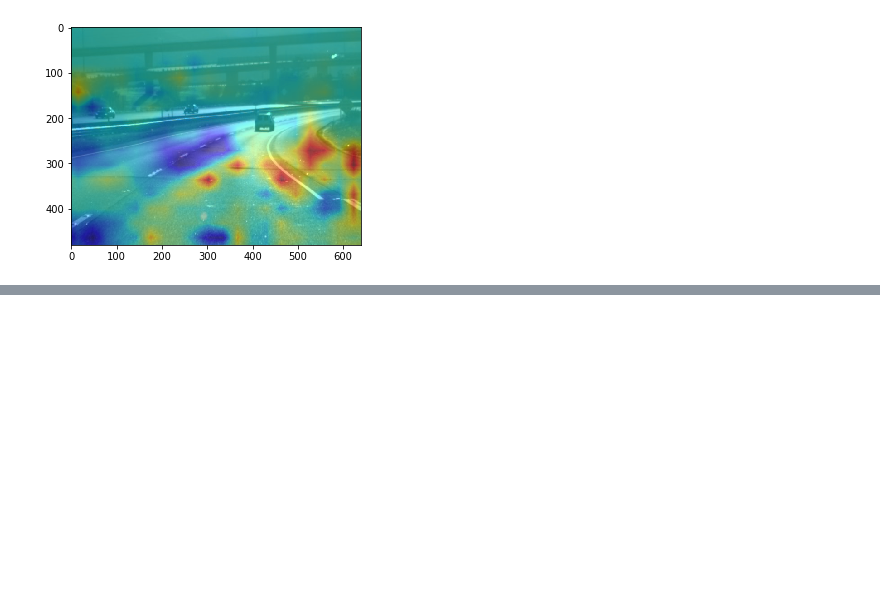
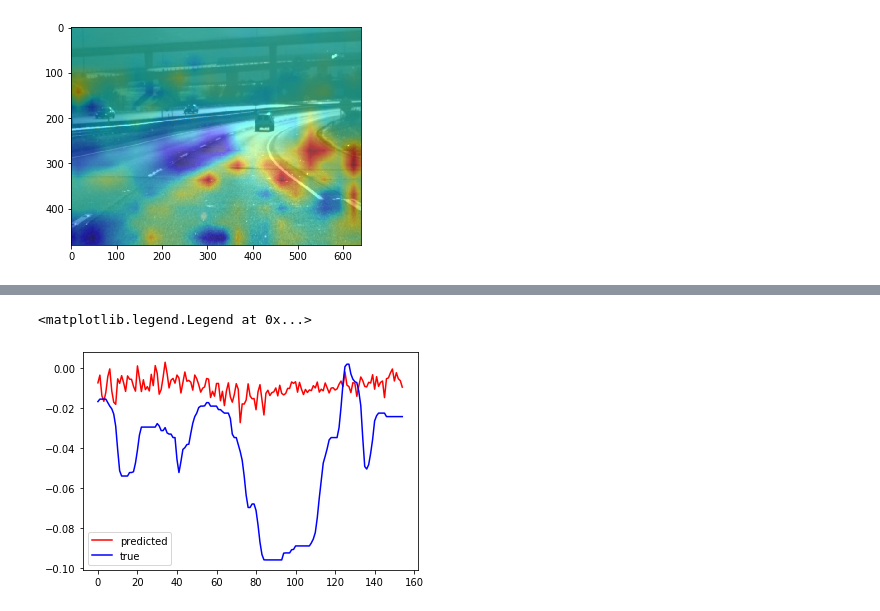
Before and after one commit to cvcore/steering-angle-prediction, a Jupyter notebook: 1-TransferLearning.ipynb, the cells around one changed output, grey strips where cells are left out. Saved outputs shown, nothing was run; the diff lists cells and outputs as text; code cells hidden in the pictures; blank space fills up the shorter version.

```diff
--- a/1-TransferLearning.ipynb
+++ b/1-TransferLearning.ipynb
@@ -196,8 +196,8 @@ plt.imshow(cam_image[0, :, :], cmap='jet', alpha=0.5) # this shows CAM as overla
 cam_extractor_tl = CamExtractorTLModel(tl_model)
 
 batch_size = 5
-udacity_dataset = UdacityDataset(csv_file='/export/jupyterlab/data/udacity-challenge-2/Ch2_002_export/interpolated.csv',
-                                 root_dir='/export/jupyterlab/data/udacity-challenge-2/Ch2_002_export/',
+udacity_dataset = UdacityDataset(csv_file='/export/jupyterlab/data/udacity-challenge-2/Ch2_001_export_png/interpolated.csv',
+                                 root_dir='/export/jupyterlab/data/udacity-challenge-2/Ch2_001_export_png/',
                                  transform=transforms.Compose([transforms.ToTensor()]),
                                  select_camera='center_camera')
 
@@ -217,30 +217,34 @@ for i, testing_sample in enumerate(tqdm(loader, total=len(loader))):
     target = testing_sample['angle'].squeeze().to(device)
     loss = mse_loss(prediction, target)
     loss.backward()
 
     cam_image = cam_extractor_tl.to_image(width=640, height=480) # Use this line to extract CAM image from the model!
     tl_model.zero_grad()
 
     for b in range(batch_size):
         fig, ax = plt.subplots()
         show_image_single(ax, testing_sample['image'][b, 0, :, :, :].permute(1, 2, 0),
                           cam_image=cam_image[b, :, :],
                           angle_pred=prediction[b].cpu().detach().numpy()*30,
                           speed=testing_sample['speed'][b].detach().numpy(),
                           angle_true=float(testing_sample['angle'][b].detach().numpy())*30)
 
         angle_pred_history.append(float(prediction[b].cpu().detach().numpy()))
         angle_true_history.append(float(testing_sample['angle'][b].detach().numpy()))
 
         plt.savefig("validation_images/tl-all-{}".format(frame_count))
         frame_count += 1
         plt.close()
 
     del cam_image, image_input
+    if i == 30:
+        break
 
 fig, ax = plt.subplots()
 ax.plot(angle_pred_history, color='red', label='predicted')
 ax.plot(angle_true_history, color='blue', label='true')
 ax.legend()
 # %% [output]
 [interactive output not drawn]
+<matplotlib.legend.Legend at 0x...>
+[figure, added]
```
Also changed, not shown: 2 other files.
